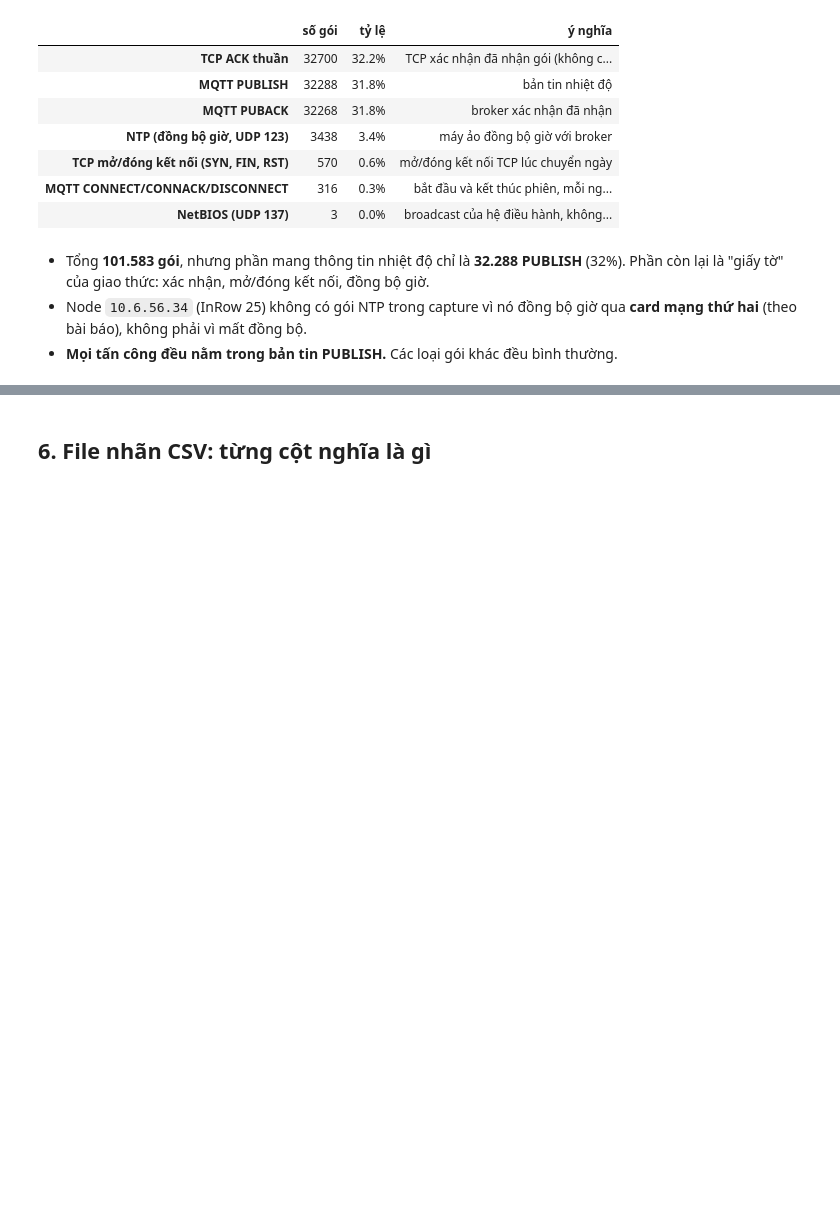
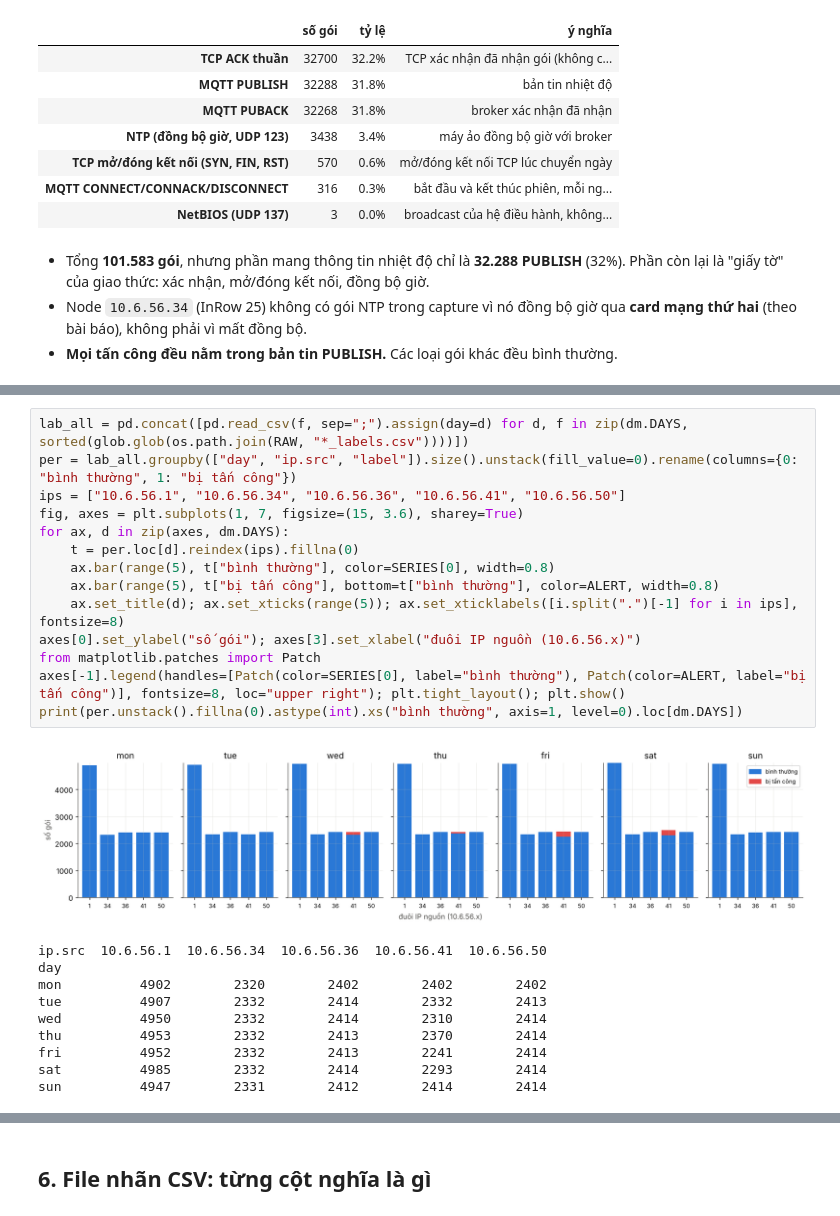
Before and after one commit to CoolSentinel/dad, a Jupyter notebook: monitoring/notebooks/00_hieu_dataset_DAD.ipynb, the cells around one changed output, grey strips where cells are left out. Saved outputs shown, nothing was run; the diff lists cells and outputs as text; blank space fills up the shorter version.

```diff
--- a/monitoring/notebooks/00_hieu_dataset_DAD.ipynb
+++ b/monitoring/notebooks/00_hieu_dataset_DAD.ipynb
@@ -267,0 +383,25 @@ mix
+# %%
+lab_all = pd.concat([pd.read_csv(f, sep=";").assign(day=d) for d, f in zip(dm.DAYS, sorted(glob.glob(os.path.join(RAW, "*_labels.csv"))))])
+per = lab_all.groupby(["day", "ip.src", "label"]).size().unstack(fill_value=0).rename(columns={0: "bình thường", 1: "bị tấn công"})
+ips = ["10.6.56.1", "10.6.56.34", "10.6.56.36", "10.6.56.41", "10.6.56.50"]
+fig, axes = plt.subplots(1, 7, figsize=(15, 3.6), sharey=True)
+for ax, d in zip(axes, dm.DAYS):
+    t = per.loc[d].reindex(ips).fillna(0)
+    ax.bar(range(5), t["bình thường"], color=SERIES[0], width=0.8)
+    ax.bar(range(5), t["bị tấn công"], bottom=t["bình thường"], color=ALERT, width=0.8)
+    ax.set_title(d); ax.set_xticks(range(5)); ax.set_xticklabels([i.split(".")[-1] for i in ips], fontsize=8)
+axes[0].set_ylabel("số gói"); axes[3].set_xlabel("đuôi IP nguồn (10.6.56.x)")
+from matplotlib.patches import Patch
+axes[-1].legend(handles=[Patch(color=SERIES[0], label="bình thường"), Patch(color=ALERT, label="bị tấn công")], fontsize=8, loc="upper right"); plt.tight_layout(); plt.show()
+print(per.unstack().fillna(0).astype(int).xs("bình thường", axis=1, level=0).loc[dm.DAYS])
+# %% [output]
+[figure, added]
+ip.src  10.6.56.1  10.6.56.34  10.6.56.36  10.6.56.41  10.6.56.50
+day
+mon          4902        2320        2402        2402        2402
+tue          4907        2332        2414        2332        2413
+wed          4950        2332        2414        2310        2414
+thu          4953        2332        2413        2370        2414
+fri          4952        2332        2413        2241        2414
+sat          4985        2332        2414        2293        2414
+sun          4947        2331        2412        2414        2414
```
Also changed, not shown: parts of 24 cells of this notebook, 10 other files.
